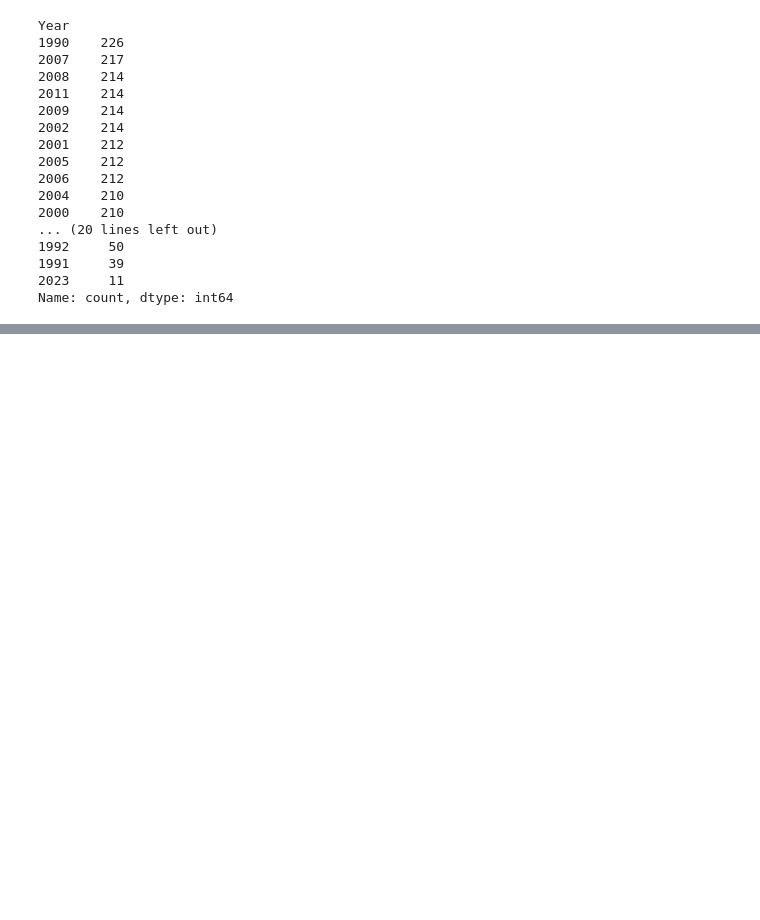
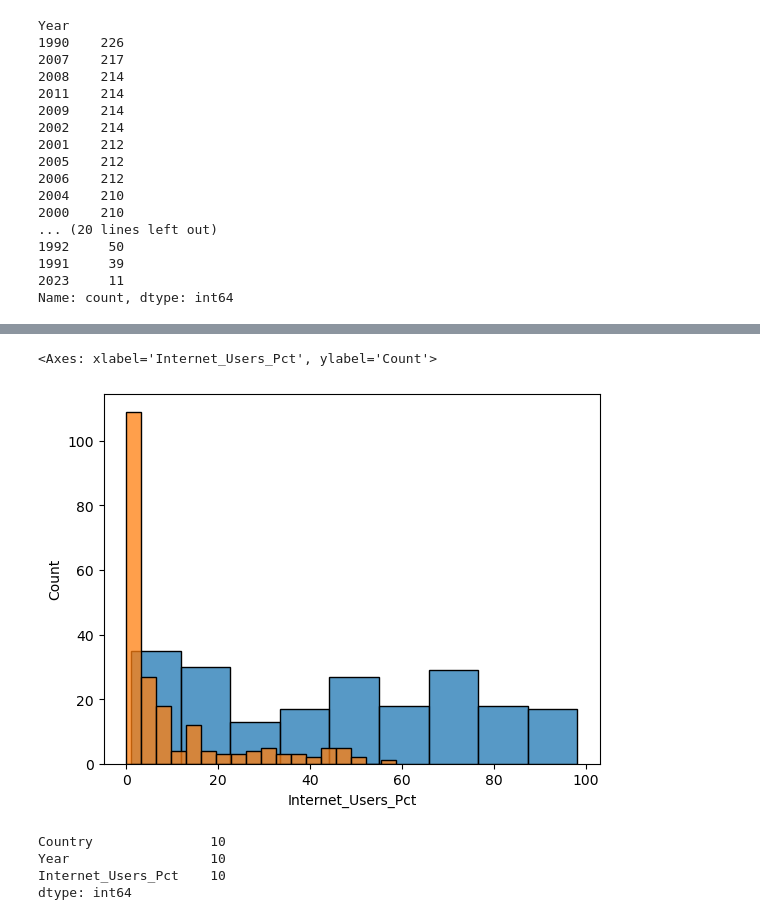
Before and after one commit to NSS-Data-Analytics-Cohort-12/un-python-HaylieCannon, a Jupyter notebook: notebooks/unproject.ipynb, the cells around one changed output, grey strips where cells are left out. Saved outputs shown, nothing was run; the diff lists cells and outputs as text; code cells hidden in the pictures; blank space fills up the shorter version.

```diff
--- a/notebooks/unproject.ipynb
+++ b/notebooks/unproject.ipynb
@@ -391,0 +458,10 @@ Name: count, dtype: int64
+# %%
+internet_df_2000 = internet_df_rename[internet_df_rename["Year"]== 2000]
+# %%
+internet_df_2014 = internet_df_rename[internet_df_rename["Year"]== 2014]
+# %%
+sns.histplot(data=internet_df_2014, x="Internet_Users_Pct")
+sns.histplot(data=internet_df_2000, x="Internet_Users_Pct")
+# %% [output]
+<Axes: xlabel='Internet_Users_Pct', ylabel='Count'>
+[figure, added]
@@ -392,4 +470,10 @@ Name: count, dtype: int64
 # %%
 # 19. For how many countries was the percentage of internet users below 5% in 2014?
 # %%
-internet_df_rename.count()
+internet_df_2014_below_5pct = internet_df_2014[internet_df_2014["Internet_Users_Pct"]<5].count()
+print(internet_df_2014_below_5pct)
+# %% [output]
+Country               10
+Year                  10
+Internet_Users_Pct    10
+dtype: int64
```
Also changed, not shown: parts of 13 cells of this notebook.
